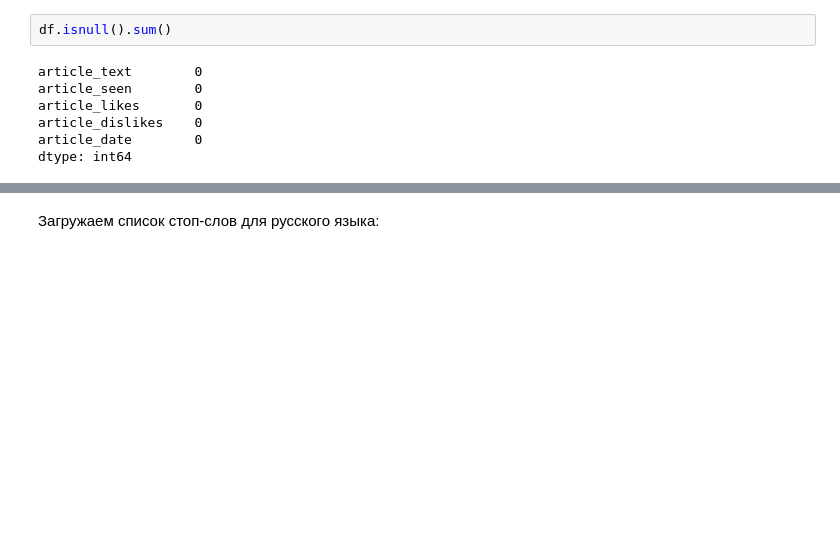
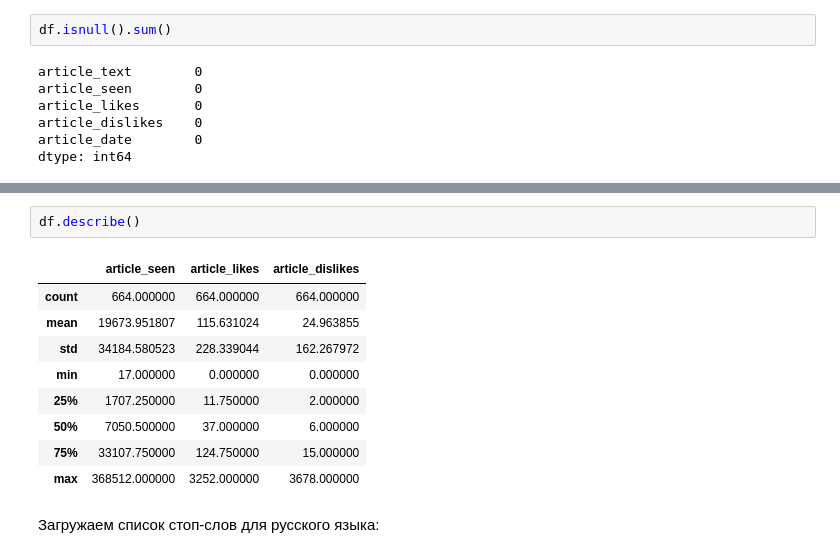
Before and after one commit to rpurei/otus, a Jupyter notebook: prof-hw5/ml_prof_hw05.ipynb, the cells around one changed output, grey strips where cells are left out. Drawn from its saved outputs; the diff is of its cells as text; blank space fills up the shorter version.

```diff
--- a/prof-hw5/ml_prof_hw05.ipynb
+++ b/prof-hw5/ml_prof_hw05.ipynb
@@ -189,3 +222,15 @@ df.head()
+# %%
+df.describe()
+# %% [output]
+|  | article_seen | article_likes | article_dislikes |
+| count | 664.000000 | 664.000000 | 664.000000 |
+| mean | 19673.951807 | 115.631024 | 24.963855 |
+| std | 34184.580523 | 228.339044 | 162.267972 |
+| min | 17.000000 | 0.000000 | 0.000000 |
+| 25% | 1707.250000 | 11.750000 | 2.000000 |
+| 50% | 7050.500000 | 37.000000 | 6.000000 |
+| 75% | 33107.750000 | 124.750000 | 15.000000 |
+| max | 368512.000000 | 3252.000000 | 3678.000000 |
 # %% [markdown]
 Загружаем список стоп-слов для русского языка:
 # %%
```
Also changed, not shown: parts of 38 cells of this notebook, 2 other files.
